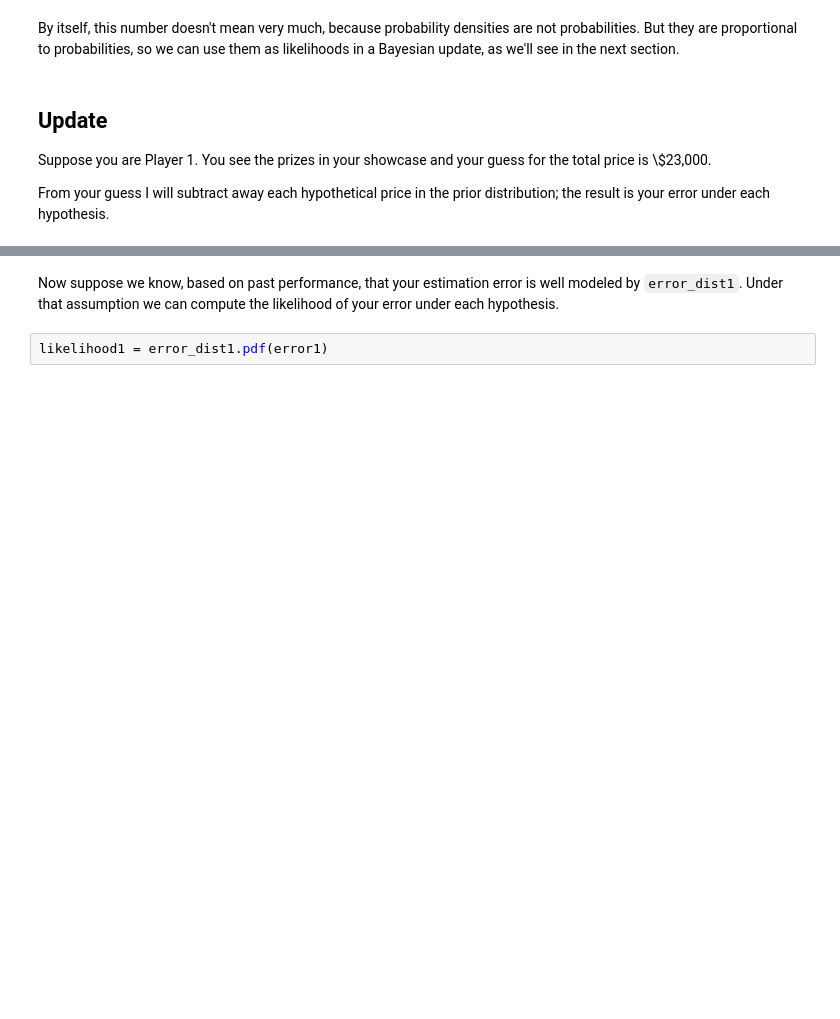
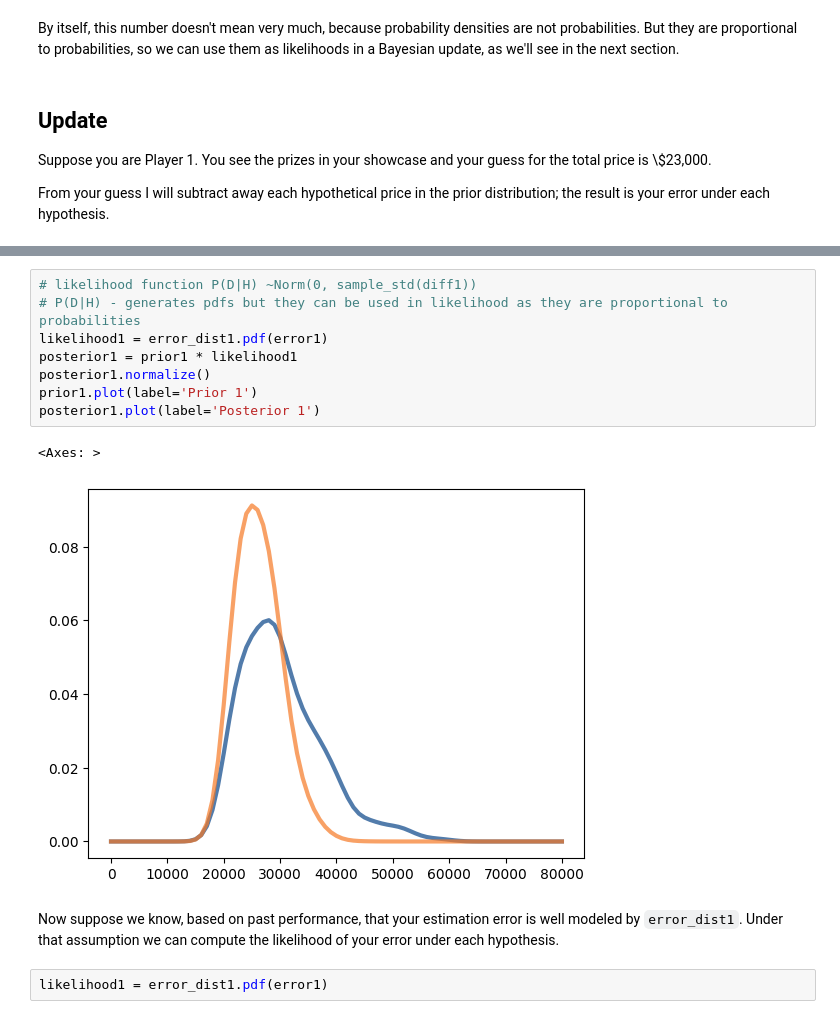
Before and after one commit to mat-ej/ThinkBayes2, a Jupyter notebook: notebooks/chap09.ipynb, the cells around one changed output, grey strips where cells are left out. Cells and saved outputs as stored; diff of their text form; blank space fills up the shorter version.

```diff
--- a/notebooks/chap09.ipynb
+++ b/notebooks/chap09.ipynb
@@ -298,3 +338,14 @@ error1 = guess1 - prior1.qs
+# %%
+# likelihood function P(D|H) ~Norm(0, sample_std(diff1))
+# P(D|H) - generates pdfs but they can be used in likelihood as they are proportional to probabilities
+likelihood1 = error_dist1.pdf(error1)
+posterior1 = prior1 * likelihood1
+posterior1.normalize()
+prior1.plot(label='Prior 1')
+posterior1.plot(label='Posterior 1')
+# %% [output]
+<Axes: >
+[figure, added]
 # %% [markdown]
 Now suppose we know, based on past performance, that your estimation error is well modeled by `error_dist1`.
 Under that assumption we can compute the likelihood of your error under each hypothesis.
```
Also changed, not shown: parts of 53 cells of this notebook.
